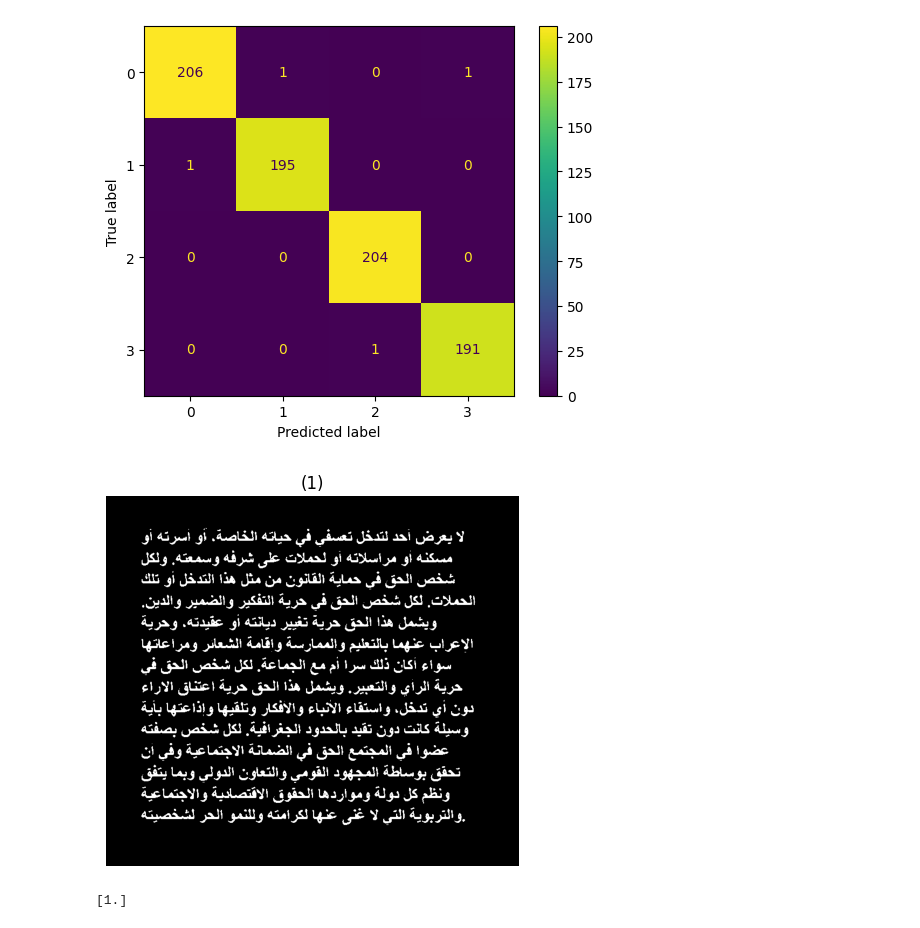
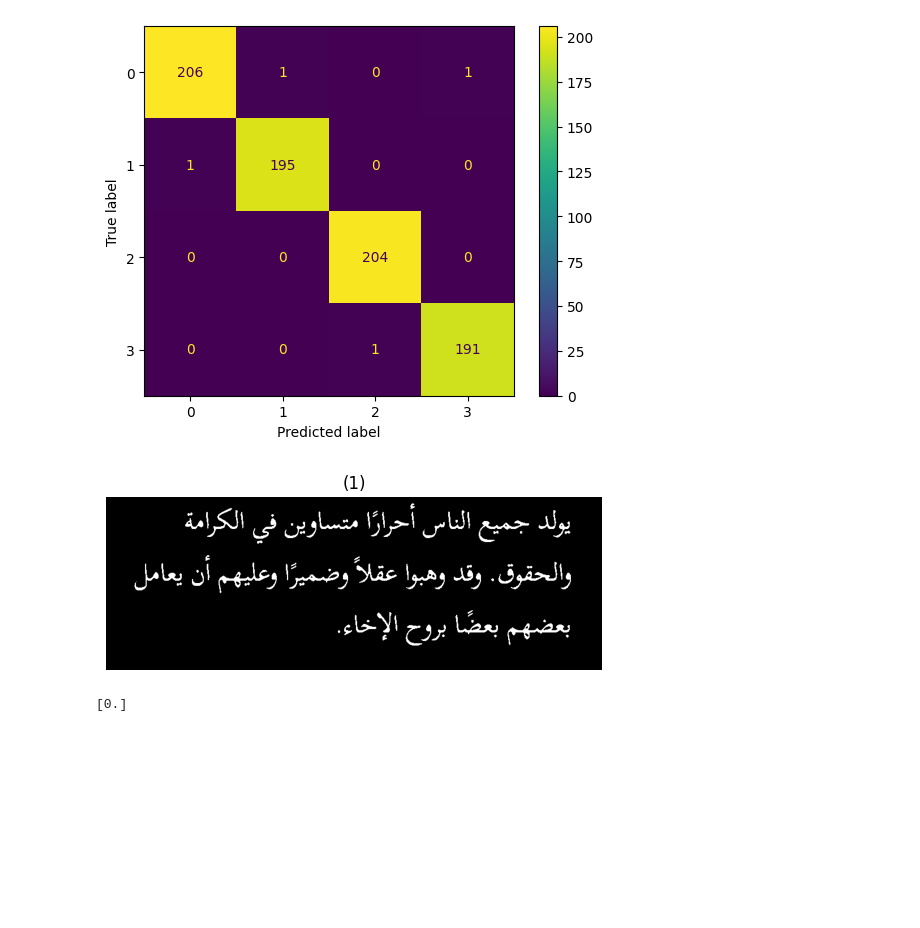
Before and after one commit to yousefosama654/Arabic-Font-Recognition, a Jupyter notebook: sift.ipynb, the cells around one changed output. Saved outputs shown, nothing was run; the diff lists cells and outputs as text; code cells hidden in the pictures; blank space fills up the shorter version.

```diff
--- a/sift.ipynb
+++ b/sift.ipynb
@@ -431,30 +401,29 @@ F1 Score: 99.49970100450703
 [figure]
 # %%
 k=1700
+svm_classifier = pickle.load(open("final_svm.pkl", "rb"))
+kmeans = pickle.load(open("final_kmeans.pkl", "rb"))
 
 
-svm_classifier = pickle.load(open("sift_svm_classifier.pkl", "rb"))
-kmeans = pickle.load(open("kmeans.pkl", "rb"))
-
-img = io.imread(f"M2.jpg")  # Load the image
+img = io.imread(f"./test/s.jpg")  # Load the image
 
 corrected = Preprocessing(img)
 
 
 
 show_images([corrected])
 
 kp, des = sift.detectAndCompute(corrected, None)
 
 
 histo = np.zeros(k)
 nkp = np.size(len(des))
 for d in des:
     idx = kmeans.predict([d])
     histo[idx] += 1/nkp # Because we need normalized histograms, I prefere to add 1/nkp directly
 histo=histo.reshape(1,-1)
 y_pred = svm_classifier.predict(histo)
 print(y_pred)
 # %% [output]
-[figure, old version]
+[figure, new version]
-[1.]
+[0.]
```
Also changed, not shown: parts of 3 cells of this notebook, 32 other files.
